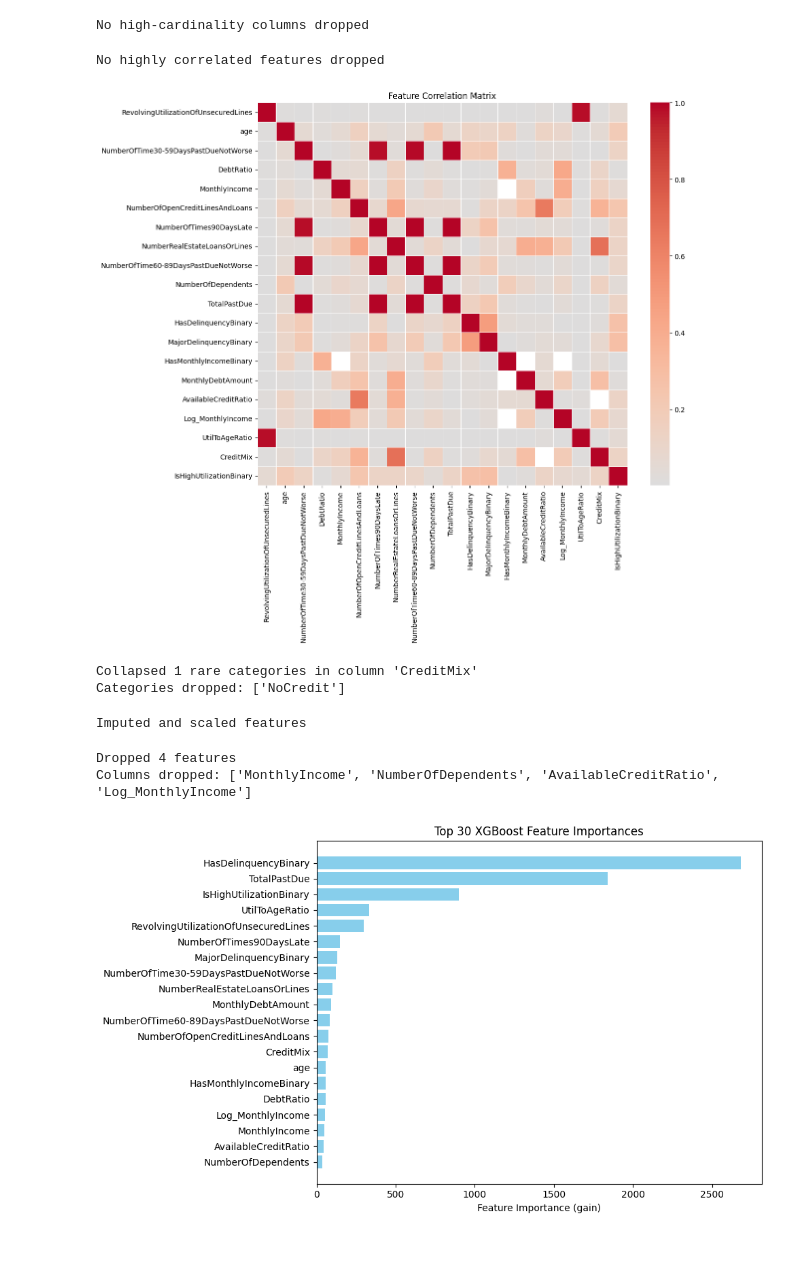
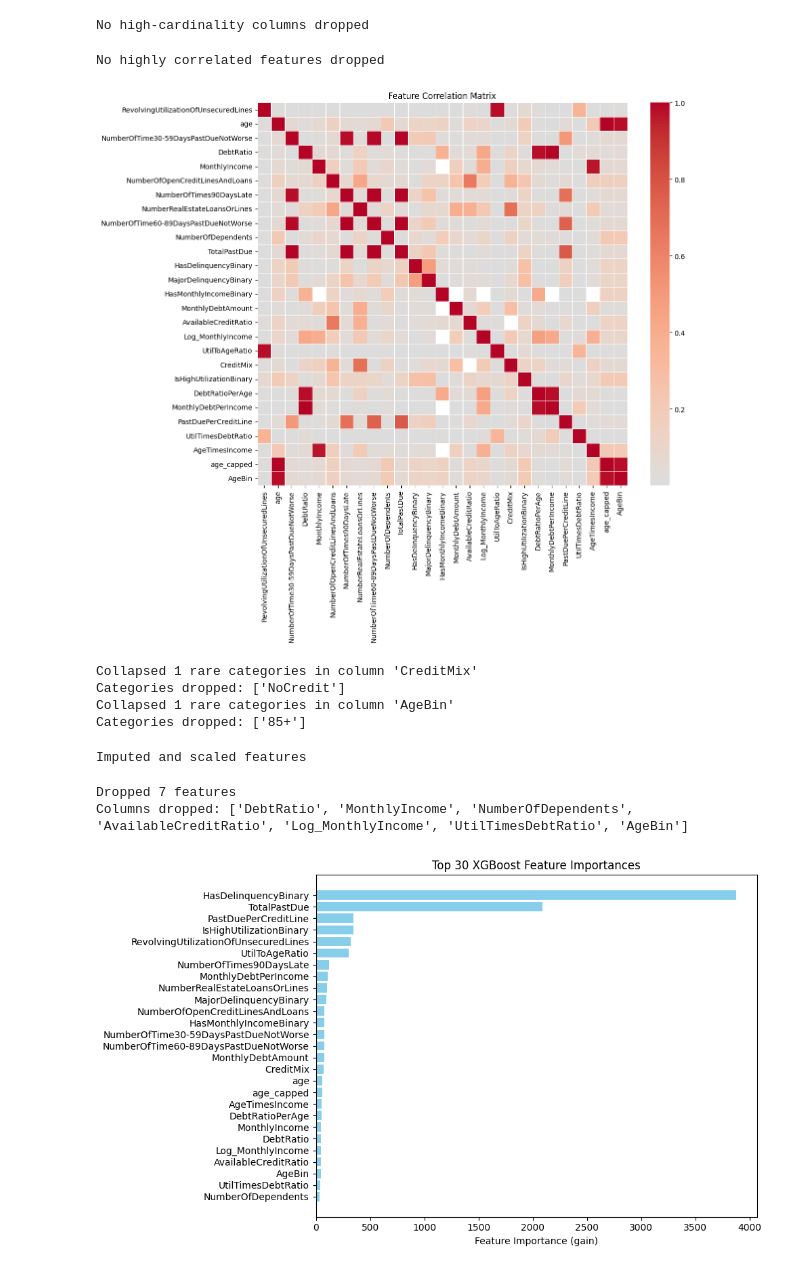
Before and after one commit to sunnysunny77/loan, a Jupyter notebook: cr.ipynb, the cells around one changed output. Cells and saved outputs as stored; diff of their text form; code cells hidden in the pictures.

```diff
--- a/cr.ipynb
+++ b/cr.ipynb
@@ -72,6 +73,7 @@ def drop_target_and_ids(df):
 def engineer_features(df):
 
     df_engi = df.copy()
+
     df_engi["TotalPastDue"] = (
         df_engi["NumberOfTime30-59DaysPastDueNotWorse"] +
         df_engi["NumberOfTimes90DaysLate"] +
@@ -83,10 +85,11 @@ def engineer_features(df):
     df_engi['MonthlyDebtAmount'] = df_engi['DebtRatio'] * df_engi['MonthlyIncome']
     df_engi['AvailableCreditRatio'] = (
         df_engi['NumberOfOpenCreditLinesAndLoans'] /
-        df_engi['NumberRealEstateLoansOrLines']
+        df_engi['NumberRealEstateLoansOrLines'].replace(0, np.nan)
     )
     df_engi['Log_MonthlyIncome'] = np.log1p(df_engi['MonthlyIncome'])
     df_engi['UtilToAgeRatio'] = df_engi['RevolvingUtilizationOfUnsecuredLines'] / df_engi['age']
+
     def credit_mix(row):
         if row['NumberRealEstateLoansOrLines'] == 0 and row['NumberOfOpenCreditLinesAndLoans'] == 0:
             return 'NoCredit'
@@ -96,12 +99,30 @@ def engineer_features(df):
             return 'OtherCreditOnly'
         else:
             return 'MixedCredit'
+
     df_engi['CreditMix'] = df_engi.apply(credit_mix, axis=1)
+
     threshold = 0.8
     df_engi['IsHighUtilizationBinary'] = (
         df_engi['RevolvingUtilizationOfUnsecuredLines'] > threshold
     ).astype(int)
-    print("Engineered features added")
+
+    df_engi['DebtRatioPerAge'] = df_engi['DebtRatio'] / df_engi['age'].replace(0, np.nan)
+    df_engi['MonthlyDebtPerIncome'] = df_engi['MonthlyDebtAmount'] / df_engi['MonthlyIncome'].replace(0, np.nan)
+    df_engi['PastDuePerCreditLine'] = df_engi['TotalPastDue'] / (
+        df_engi['NumberOfOpenCreditLinesAndLoans'] + df_engi['NumberRealEstateLoansOrLines']
+    ).replace(0, np.nan)
+    df_engi['UtilTimesDebtRatio'] = df_engi['RevolvingUtilizationOfUnsecuredLines'] * df_engi['DebtRatio']
+    df_engi['AgeTimesIncome'] = df_engi['age'] * df_engi['MonthlyIncome']
+
+    df_engi['age_capped'] = np.minimum(df_engi['age'], 100)
+    df_engi['AgeBin'] = pd.cut(
+        df_engi['age_capped'],
+        bins=[0, 25, 35, 45, 55, 65, 75, 85, 100],
+        labels=['<25', '25-35', '35-45', '45-55', '55-65', '65-75', '75-85', '85+'],
+        include_lowest=True
+    )
+    print("Engineered features with age bins")
     return df_engi
 
 def drop_high_missing_cols(df, threshold=0.3):
@@ -161,7 +182,7 @@ def collapse_rare_categories(df, threshold=0.005):
         freqs = df_copy[col].value_counts(normalize=True)
         rare_cats = freqs[freqs < threshold].index
         if len(rare_cats) > 0:
-            df_copy[col] = df_copy[col].replace(rare_cats, 'Other')
+            df_copy[col] = df_copy[col].astype('object').replace(rare_cats, 'Other')
             rare_maps[col] = set(rare_cats)
             print(f"Collapsed {len(rare_cats)} rare categories in column '{col}'")
             print(f"Categories dropped: {list(rare_cats)}")
@@ -169,6 +190,7 @@ def collapse_rare_categories(df, threshold=0.005):
         print("No rare categories collapsed")
         rare_maps = None
     return df_copy, rare_maps
+
 
 def impute_and_scale(df, threshold=1.0):
 
@@ -362,7 +384,6 @@ plt.show()
 print(df_train['age'].describe())
 
 df_train = df_train[df_train['age'] > 0].reset_index(drop=True)
-df_train['age'] = df_train['age'].clip(lower=21, upper=100)
 
 print(df_train['age'].describe())
 
@@ -424,6 +445,6 @@ Engineered features added
 # %%
 # Drop columns with missing
-df_drop, hm_cols_to_drop = drop_high_missing_cols(df_engi, threshold=0.3)
+df_drop, hm_cols_to_drop = drop_high_missing_cols(df_engi, threshold=0.5)
 # %% [output]
 No columns dropped for missing threshold
 # %%
@@ -436,25 +457,27 @@ No high-cardinality columns dropped
 df_corr, corr_cols_to_drop = drop_correlated(df_high, threshold=1)
 # %% [output]
 No highly correlated features dropped
-[figure, old version]
+[figure, new version]
 # %%
 # Collapse rare categories on training data
-df_collapsed, rare_maps = collapse_rare_categories(df_corr, threshold=0.013)
+df_collapsed, rare_maps = collapse_rare_categories(df_corr, threshold=0.02)
 # %% [output]
 Collapsed 1 rare categories in column 'CreditMix'
 Categories dropped: ['NoCredit']
+Collapsed 1 rare categories in column 'AgeBin'
+Categories dropped: ['85+']
 # %%
 # Impute and scale
 df_processed, num_imputer, cat_imputer, robust_scaler, std_scaler  = impute_and_scale(df_collapsed , threshold=1.0)
 # %% [output]
 Imputed and scaled features
 # %%
-# Random Forest feature selection
-df_selected, selected_features = select_features_xgb(df_processed, y_train, threshold=55, top_n=30)
+# feature selection
+df_selected, selected_features = select_features_xgb(df_processed, y_train, threshold=50, top_n=30)
 # %% [output]
-Dropped 4 features
-Columns dropped: ['MonthlyIncome', 'NumberOfDependents', 'AvailableCreditRatio', 'Log_MonthlyIncome']
+Dropped 7 features
+Columns dropped: ['DebtRatio', 'MonthlyIncome', 'NumberOfDependents', 'AvailableCreditRatio', 'Log_MonthlyIncome', 'UtilTimesDebtRatio', 'AgeBin']
-[figure, old version]
+[figure, new version]
 # %%
 # Process
 all_cols_to_drop = feature_cols_to_drop + hm_cols_to_drop + corr_cols_to_drop + hc_cols_to_drop
```
Also changed, not shown: parts of 16 cells of this notebook, 2 other files.
